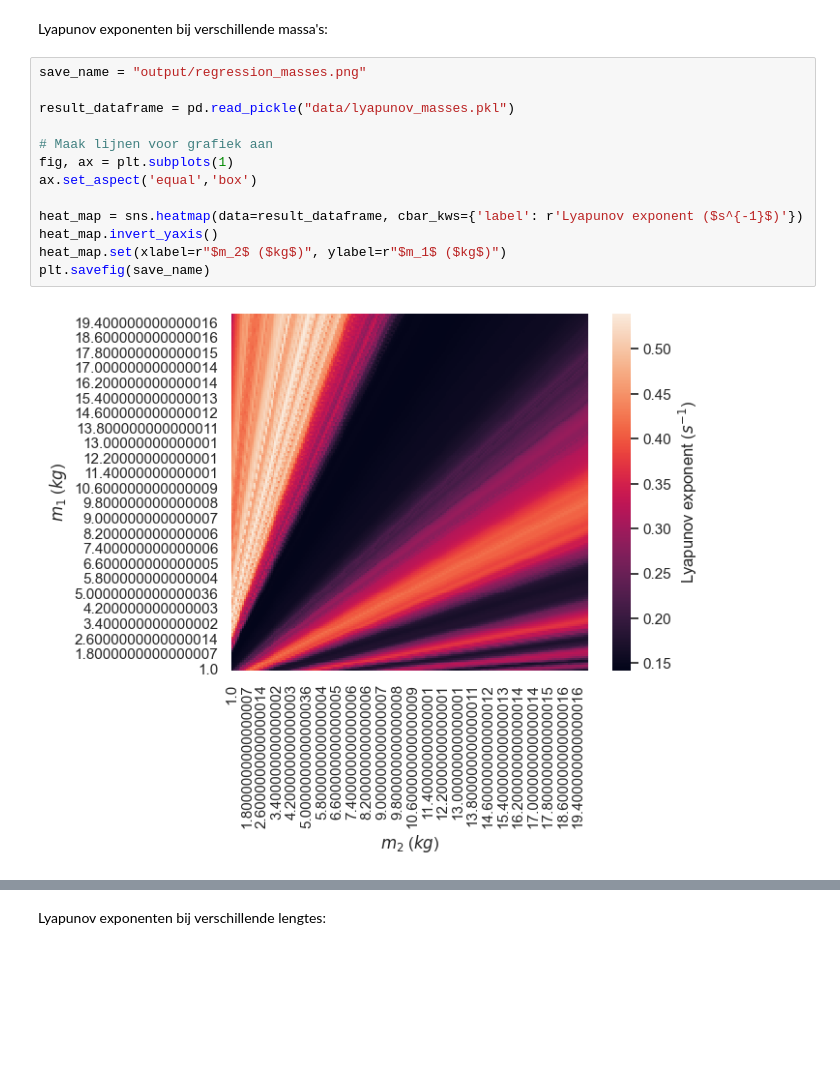
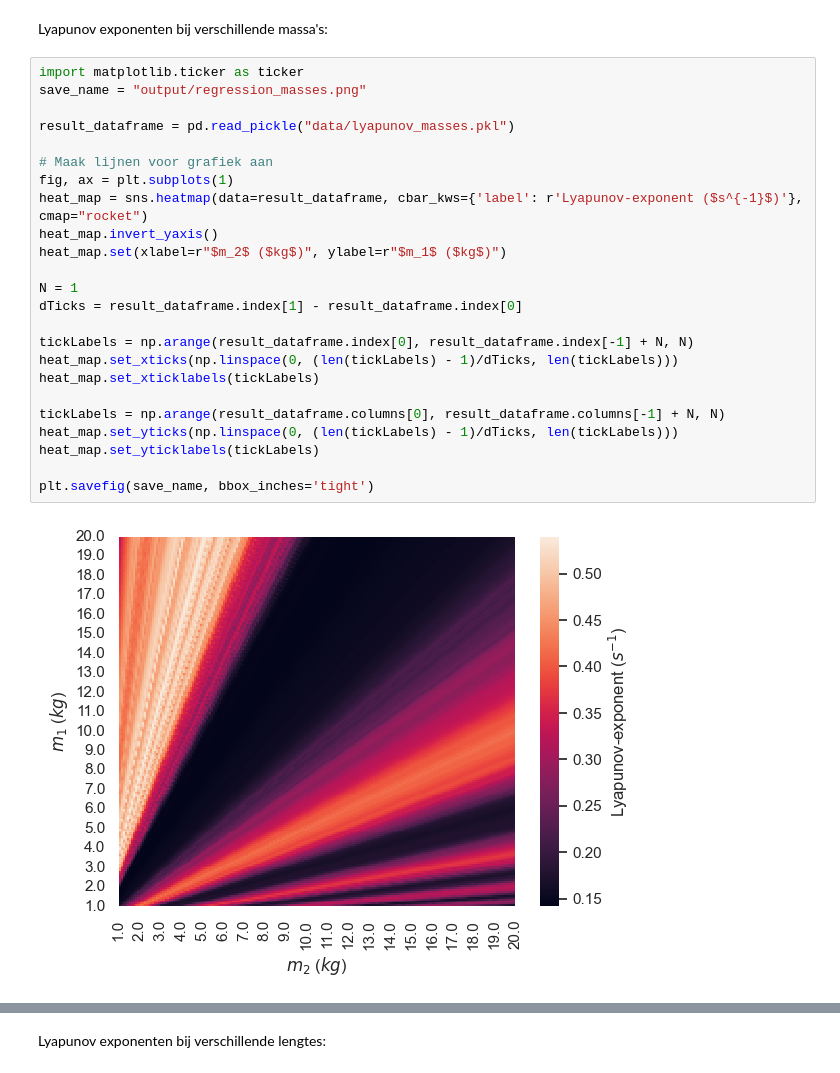
Before and after one commit to KevinLeenaerts/PWS-Programs, a Jupyter notebook: DoublePendulum.ipynb, the cells around one changed output, grey strips where cells are left out. Saved outputs shown, nothing was run; the diff lists cells and outputs as text; blank space fills up the shorter version.

```diff
--- a/DoublePendulum.ipynb
+++ b/DoublePendulum.ipynb
@@ -399,17 +483,28 @@ Name: Slinger 1, Length: 10000, dtype: float64
 # %% [markdown]
 Lyapunov exponenten bij verschillende massa's:
 # %%
+import matplotlib.ticker as ticker
 save_name = "output/regression_masses.png"
 
 result_dataframe = pd.read_pickle("data/lyapunov_masses.pkl")
 
 # Maak lijnen voor grafiek aan
 fig, ax = plt.subplots(1)
-ax.set_aspect('equal','box')
-
-heat_map = sns.heatmap(data=result_dataframe, cbar_kws={'label': r'Lyapunov exponent ($s^{-1}$)'})
+heat_map = sns.heatmap(data=result_dataframe, cbar_kws={'label': r'Lyapunov-exponent ($s^{-1}$)'}, cmap="rocket")
 heat_map.invert_yaxis()
 heat_map.set(xlabel=r"$m_2$ ($kg$)", ylabel=r"$m_1$ ($kg$)")
-plt.savefig(save_name)
+
+N = 1
+dTicks = result_dataframe.index[1] - result_dataframe.index[0]
+
+tickLabels = np.arange(result_dataframe.index[0], result_dataframe.index[-1] + N, N)
+heat_map.set_xticks(np.linspace(0, (len(tickLabels) - 1)/dTicks, len(tickLabels)))
+heat_map.set_xticklabels(tickLabels)
+
+tickLabels = np.arange(result_dataframe.columns[0], result_dataframe.columns[-1] + N, N)
+heat_map.set_yticks(np.linspace(0, (len(tickLabels) - 1)/dTicks, len(tickLabels)))
+heat_map.set_yticklabels(tickLabels)
+
+plt.savefig(save_name, bbox_inches='tight')
 # %% [output]
-[figure, old version]
+[figure, new version]
```
Also changed, not shown: parts of 16 cells of this notebook, 25 other files.
